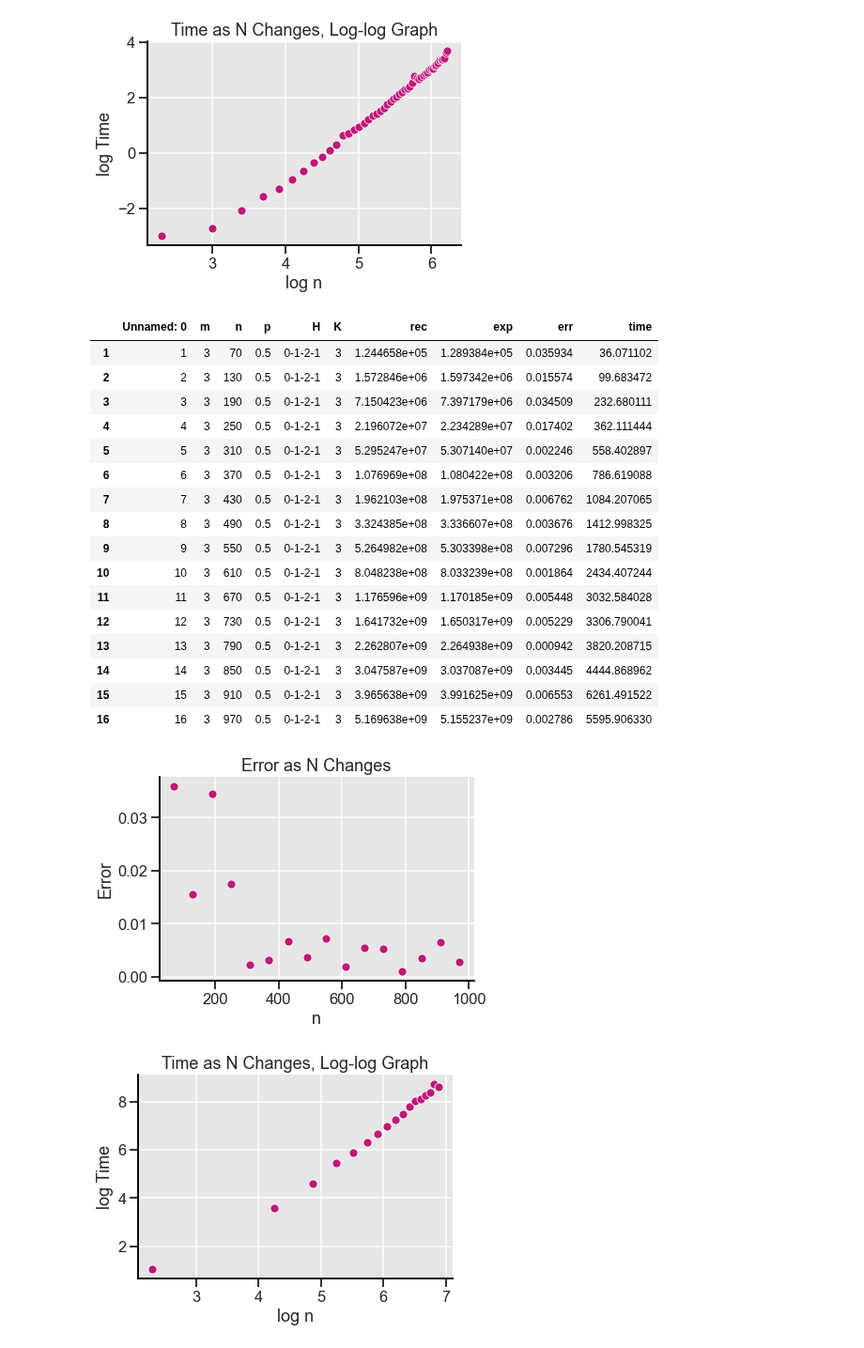
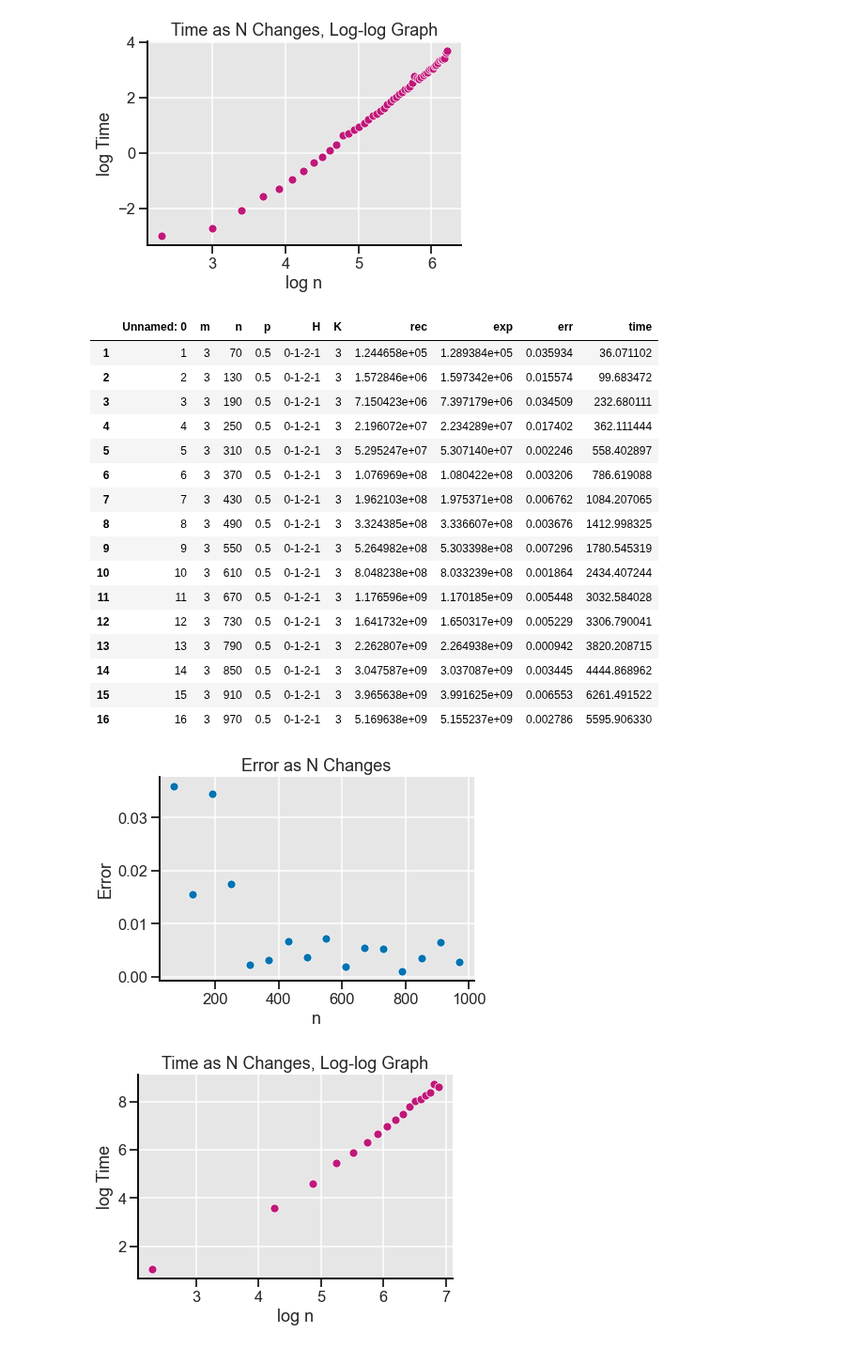
Before and after one commit to louishu17/tree_color_coding_task, a Jupyter notebook: Jupyter Vizualizations/sim1_viz.ipynb, the cells around one changed output. Shown at 94% size. Cells and saved outputs as stored; diff of their text form; code cells hidden in the pictures.

```diff
--- a/Jupyter Vizualizations/sim1_viz.ipynb
+++ b/Jupyter Vizualizations/sim1_viz.ipynb
@@ -69,34 +69,34 @@ sns.set_palette("PiYG", 10)
 # %%
 # A vizualization to show changing error for simulation 1
 # m = 3, p = 0.5, K = 2
 sim1_n = pd.read_csv('vis_sim1/data/sim1/n_4.csv')
 sim1_n['err'] = sim1_n['err'].abs()
 sim1_n = sim1_n[sim1_n['err'] < .15]
 sns.scatterplot(data = sim1_n, x = 'n', y = 'err').set(xlabel = 'n', ylabel = 'Error', title = 'Error as N Changes')
 sns.set_style("darkgrid", {'ytick.left' : True, 'xtick.bottom': True, 'axes.spines.left': True, 'grid.color': '1', 'axes.edgecolor': '0', 'axes.spines.right': False, "axes.facecolor": ".9"})
-sns.set_context("talk")
+sns.set_context("paper")
 sns.despine(right = True, top=True)
-sns.set_palette("PiYG", 10)
+sns.set_palette("colorblind", 10)
 sim1_n
 # %% [output]
 |  | Unnamed: 0 | m | n | p | H | K | rec | exp | err | time |
 | 1 | 1 | 3 | 70 | 0.5 | 0-1-2-1 | 3 | 1.244658e+05 | 1.289384e+05 | 0.035934 | 36.071102 |
 | 2 | 2 | 3 | 130 | 0.5 | 0-1-2-1 | 3 | 1.572846e+06 | 1.597342e+06 | 0.015574 | 99.683472 |
 | 3 | 3 | 3 | 190 | 0.5 | 0-1-2-1 | 3 | 7.150423e+06 | 7.397179e+06 | 0.034509 | 232.680111 |
 | 4 | 4 | 3 | 250 | 0.5 | 0-1-2-1 | 3 | 2.196072e+07 | 2.234289e+07 | 0.017402 | 362.111444 |
 | 5 | 5 | 3 | 310 | 0.5 | 0-1-2-1 | 3 | 5.295247e+07 | 5.307140e+07 | 0.002246 | 558.402897 |
 | 6 | 6 | 3 | 370 | 0.5 | 0-1-2-1 | 3 | 1.076969e+08 | 1.080422e+08 | 0.003206 | 786.619088 |
 | 7 | 7 | 3 | 430 | 0.5 | 0-1-2-1 | 3 | 1.962103e+08 | 1.975371e+08 | 0.006762 | 1084.207065 |
 | 8 | 8 | 3 | 490 | 0.5 | 0-1-2-1 | 3 | 3.324385e+08 | 3.336607e+08 | 0.003676 | 1412.998325 |
 | 9 | 9 | 3 | 550 | 0.5 | 0-1-2-1 | 3 | 5.264982e+08 | 5.303398e+08 | 0.007296 | 1780.545319 |
 | 10 | 10 | 3 | 610 | 0.5 | 0-1-2-1 | 3 | 8.048238e+08 | 8.033239e+08 | 0.001864 | 2434.407244 |
 | 11 | 11 | 3 | 670 | 0.5 | 0-1-2-1 | 3 | 1.176596e+09 | 1.170185e+09 | 0.005448 | 3032.584028 |
 | 12 | 12 | 3 | 730 | 0.5 | 0-1-2-1 | 3 | 1.641732e+09 | 1.650317e+09 | 0.005229 | 3306.790041 |
 | 13 | 13 | 3 | 790 | 0.5 | 0-1-2-1 | 3 | 2.262807e+09 | 2.264938e+09 | 0.000942 | 3820.208715 |
 | 14 | 14 | 3 | 850 | 0.5 | 0-1-2-1 | 3 | 3.047587e+09 | 3.037087e+09 | 0.003445 | 4444.868962 |
 | 15 | 15 | 3 | 910 | 0.5 | 0-1-2-1 | 3 | 3.965638e+09 | 3.991625e+09 | 0.006553 | 6261.491522 |
 | 16 | 16 | 3 | 970 | 0.5 | 0-1-2-1 | 3 | 5.169638e+09 | 5.155237e+09 | 0.002786 | 5595.906330 |
-[figure, old version]
+[figure, new version]
 # %%
 # A vizualization to the quadratic relationship time and n have for simulation 1
 # m = 3, p = 0.5, K = 2
```
Also changed, not shown: 2 other files.
